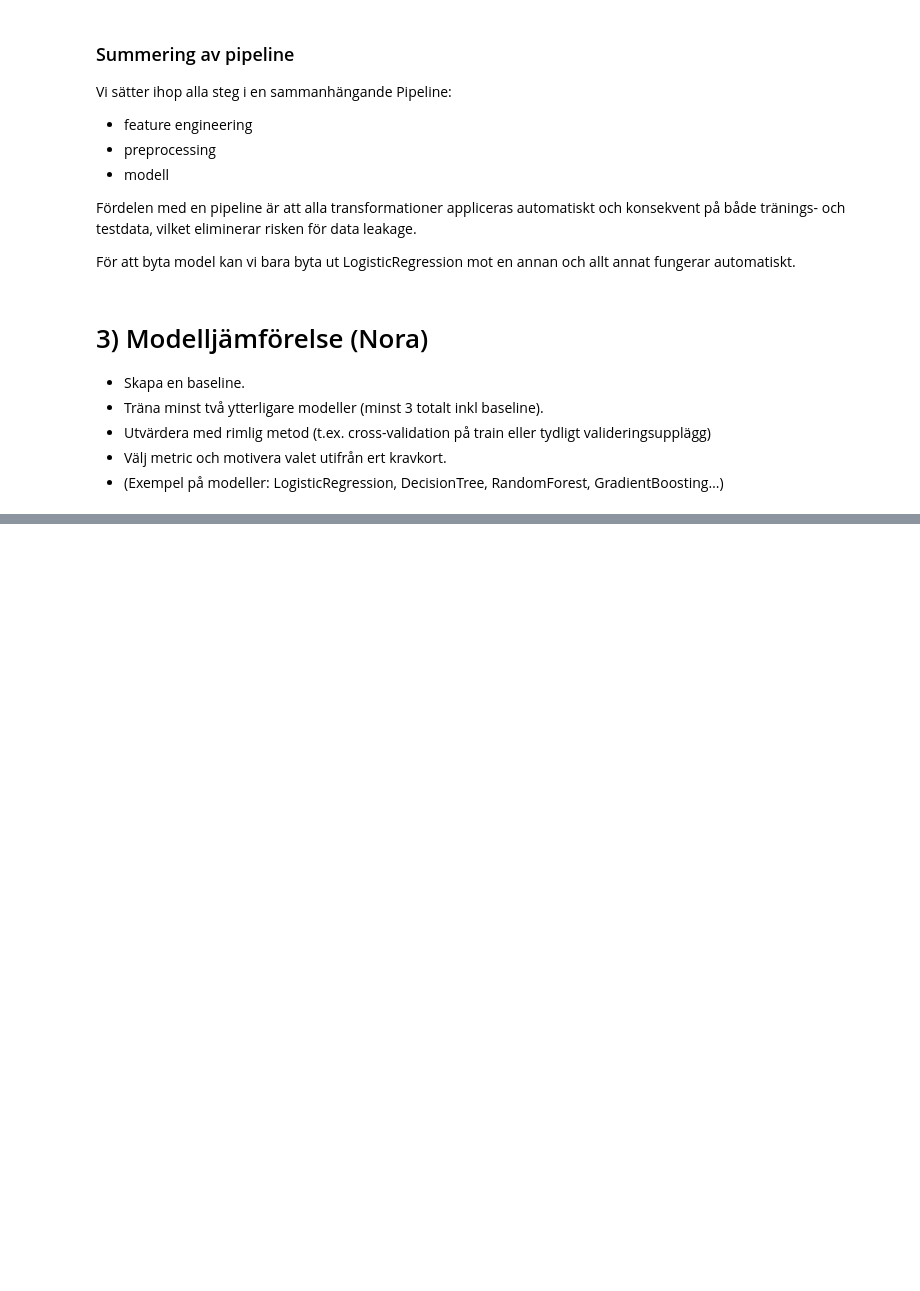
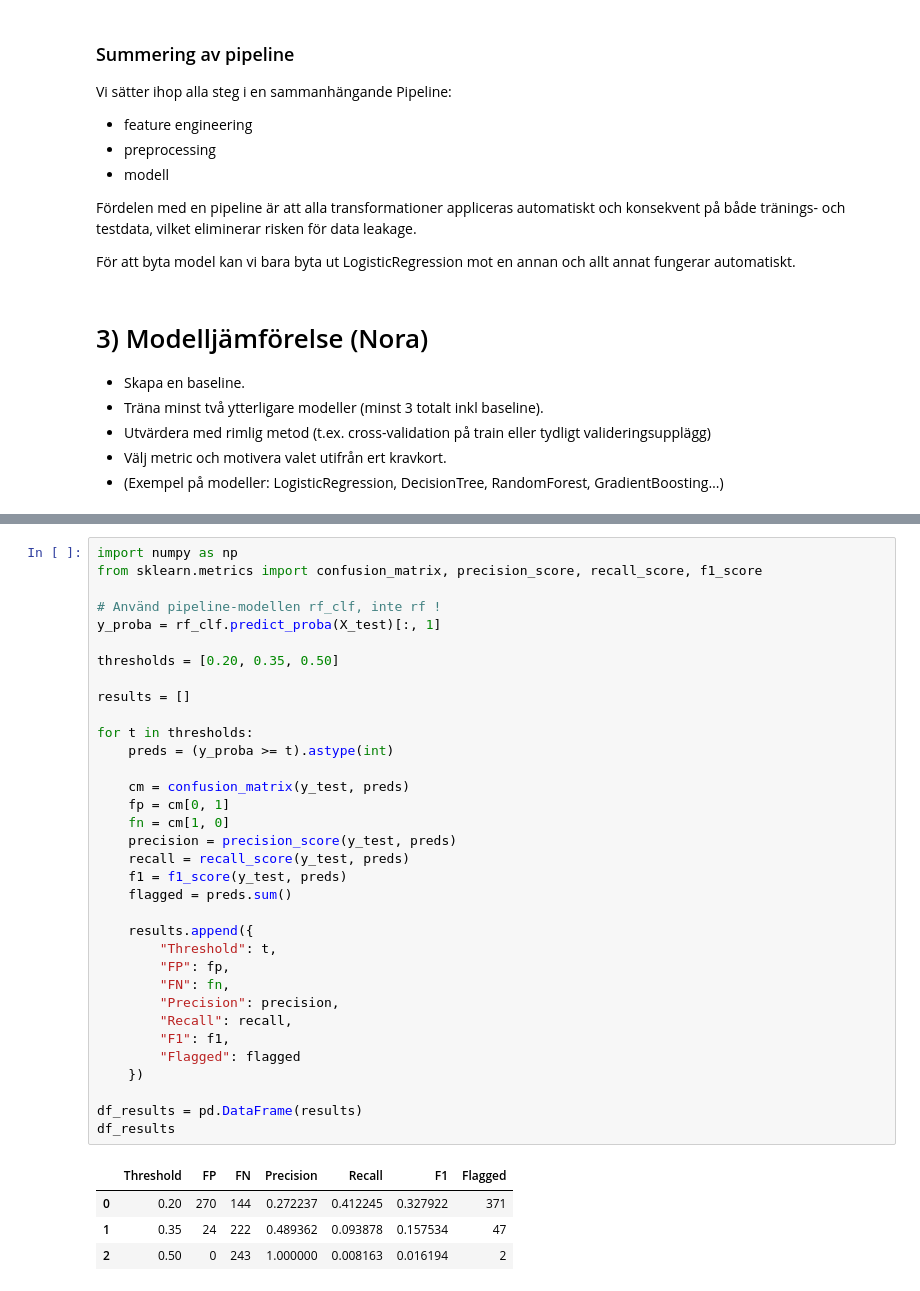
Before and after one commit to emanuelssonlinnea-rgb/ML_Grupp5, a Jupyter notebook: notebooks/report.ipynb, the cells around one changed output, grey strips where cells are left out. Saved outputs shown, nothing was run; the diff lists cells and outputs as text; blank space fills up the shorter version.

```diff
--- a/notebooks/report.ipynb
+++ b/notebooks/report.ipynb
@@ -356,0 +600,39 @@ Ni måste bestämma hur modellen ska användas i praktiken. Välj en strategi:
+# %%
+import numpy as np
+from sklearn.metrics import confusion_matrix, precision_score, recall_score, f1_score
+
+# Använd pipeline-modellen rf_clf, inte rf !
+y_proba = rf_clf.predict_proba(X_test)[:, 1]
+
+thresholds = [0.20, 0.35, 0.50]
+
+results = []
+
+for t in thresholds:
+    preds = (y_proba >= t).astype(int)
+
+    cm = confusion_matrix(y_test, preds)
+    fp = cm[0, 1]
+    fn = cm[1, 0]
+    precision = precision_score(y_test, preds)
+    recall = recall_score(y_test, preds)
+    f1 = f1_score(y_test, preds)
+    flagged = preds.sum()
+
+    results.append({
+        "Threshold": t,
+        "FP": fp,
+        "FN": fn,
+        "Precision": precision,
+        "Recall": recall,
+        "F1": f1,
+        "Flagged": flagged
+    })
+
+df_results = pd.DataFrame(results)
+df_results
+# %% [output]
+|  | Threshold | FP | FN | Precision | Recall | F1 | Flagged |
+| 0 | 0.20 | 270 | 144 | 0.272237 | 0.412245 | 0.327922 | 371 |
+| 1 | 0.35 | 24 | 222 | 0.489362 | 0.093878 | 0.157534 | 47 |
+| 2 | 0.50 | 0 | 243 | 1.000000 | 0.008163 | 0.016194 | 2 |
```
Also changed, not shown: parts of 24 cells of this notebook, 1 other file.
